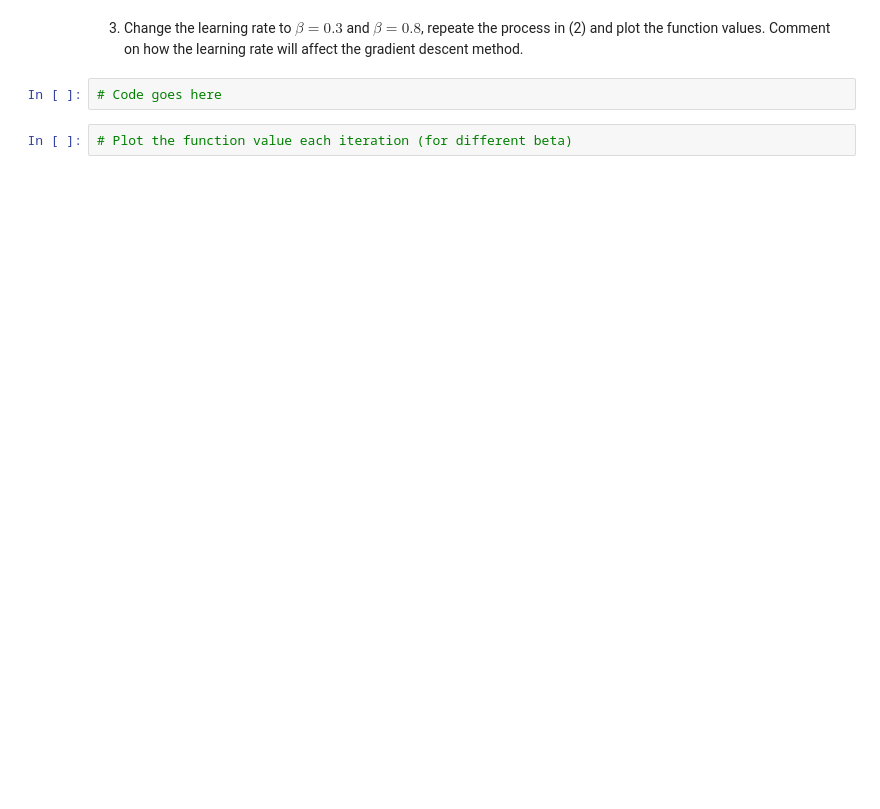
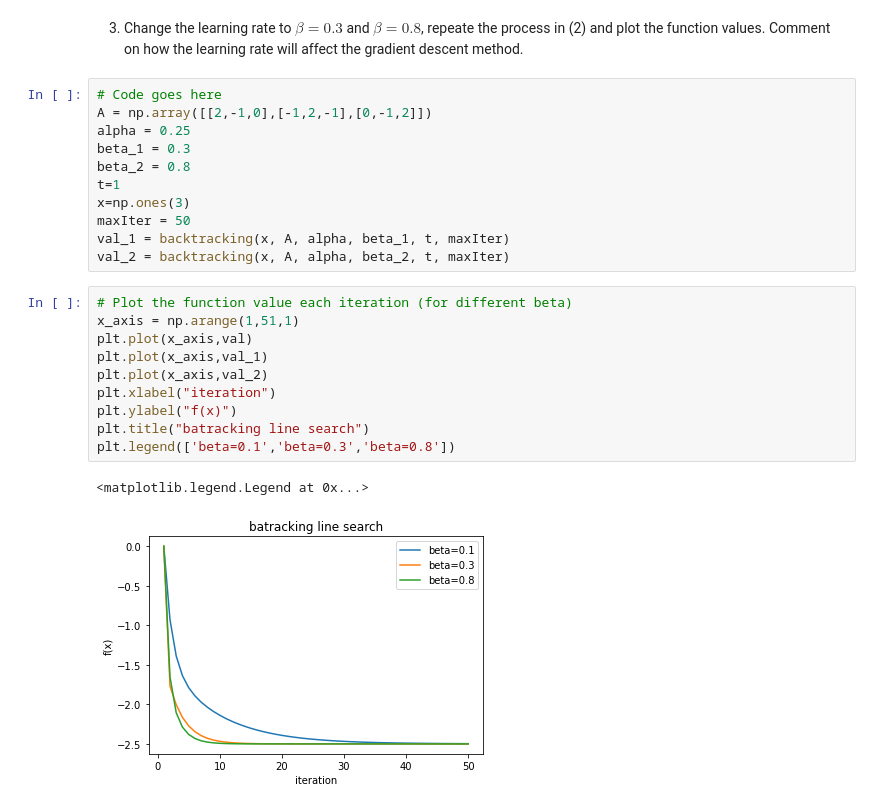
Before and after one commit to yeb2Binfang/ECE-GY-6233-optimization, a Jupyter notebook: HW/GD.ipynb, the cells around one changed output. Drawn from its saved outputs; the diff is of its cells as text; blank space fills up the shorter version.

```diff
--- a/HW/GD.ipynb
+++ b/HW/GD.ipynb
@@ -105,6 +77,26 @@ print(val)
 # %% [markdown]
 3. Change the learning rate to $\beta=0.3$ and $\beta=0.8$, repeate the process in (2) and plot the function values. Comment on how the learning rate will affect the gradient descent method.
-# %%
-# Code goes here
-# %%
-# Plot the function value each iteration (for different beta)
+# %%
+# Code goes here
+A = np.array([[2,-1,0],[-1,2,-1],[0,-1,2]])
+alpha = 0.25
+beta_1 = 0.3
+beta_2 = 0.8
+t=1
+x=np.ones(3)
+maxIter = 50
+val_1 = backtracking(x, A, alpha, beta_1, t, maxIter)
+val_2 = backtracking(x, A, alpha, beta_2, t, maxIter)
+# %%
+# Plot the function value each iteration (for different beta)
+x_axis = np.arange(1,51,1)
+plt.plot(x_axis,val)
+plt.plot(x_axis,val_1)
+plt.plot(x_axis,val_2)
+plt.xlabel("iteration")
+plt.ylabel("f(x)")
+plt.title("batracking line search")
+plt.legend(['beta=0.1','beta=0.3','beta=0.8'])
+# %% [output]
+<matplotlib.legend.Legend at 0x...>
+[figure, added]
```
Also changed, not shown: parts of 8 cells of this notebook.
